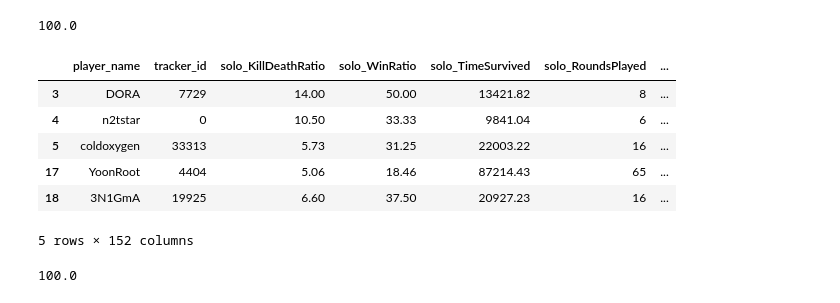
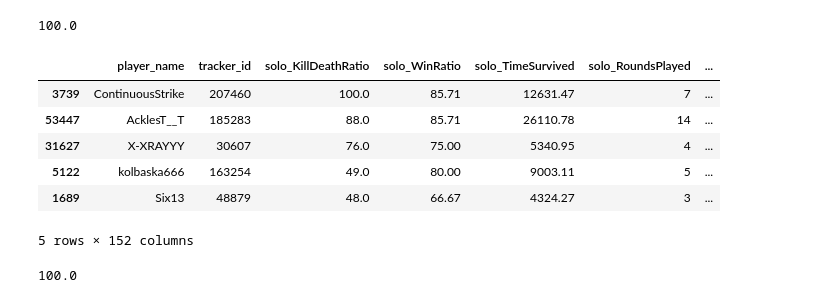
Before and after one commit to rms-sth/way_to_datascience_and_machine_learning, a Jupyter notebook: projects/pubgplayerstats/PUBG data analysis.ipynb, the cells around one changed output. Saved outputs shown, nothing was run; the diff lists cells and outputs as text; code cells hidden in the pictures.

```diff
--- a/projects/pubgplayerstats/PUBG data analysis.ipynb
+++ b/projects/pubgplayerstats/PUBG data analysis.ipynb
@@ -59,14 +59,14 @@ df['solo_WinRatio'].max()
 # %% [output]
 100.0
 # %%
-df[df['solo_KillDeathRatio']>5].head()
+df[df['solo_KillDeathRatio']>5].sort_values('solo_KillDeathRatio', ascending=False).head()
 # %% [output]
 |  | player_name | tracker_id | solo_KillDeathRatio | solo_WinRatio | solo_TimeSurvived | solo_RoundsPlayed | ... |
-| 3 | DORA | 7729 | 14.00 | 50.00 | 13421.82 | 8 | ... |
-| 4 | n2tstar | 0 | 10.50 | 33.33 | 9841.04 | 6 | ... |
-| 5 | coldoxygen | 33313 | 5.73 | 31.25 | 22003.22 | 16 | ... |
-| 17 | YoonRoot | 4404 | 5.06 | 18.46 | 87214.43 | 65 | ... |
-| 18 | 3N1GmA | 19925 | 6.60 | 37.50 | 20927.23 | 16 | ... |
+| 3739 | ContinuousStrike | 207460 | 100.0 | 85.71 | 12631.47 | 7 | ... |
+| 53447 | AcklesT__T | 185283 | 88.0 | 85.71 | 26110.78 | 14 | ... |
+| 31627 | X-XRAYYY | 30607 | 76.0 | 75.00 | 5340.95 | 4 | ... |
+| 5122 | kolbaska666 | 163254 | 49.0 | 80.00 | 9003.11 | 5 | ... |
+| 1689 | Six13 | 48879 | 48.0 | 66.67 | 4324.27 | 3 | ... |
 5 rows × 152 columns
 # %%
 df['solo_KillDeathRatio'].max()
```
Also changed, not shown: parts of 41 cells of this notebook, 1 other file.
